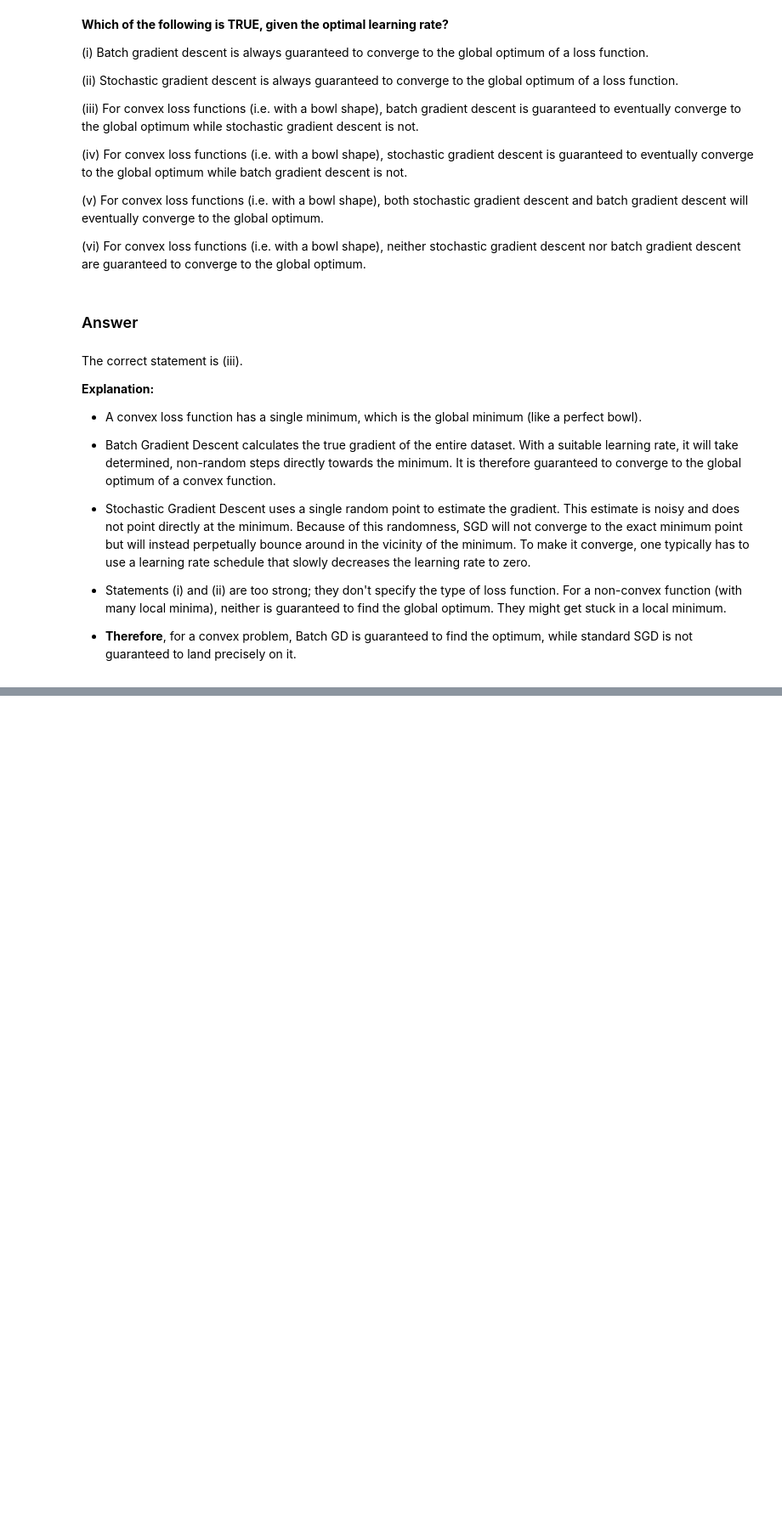
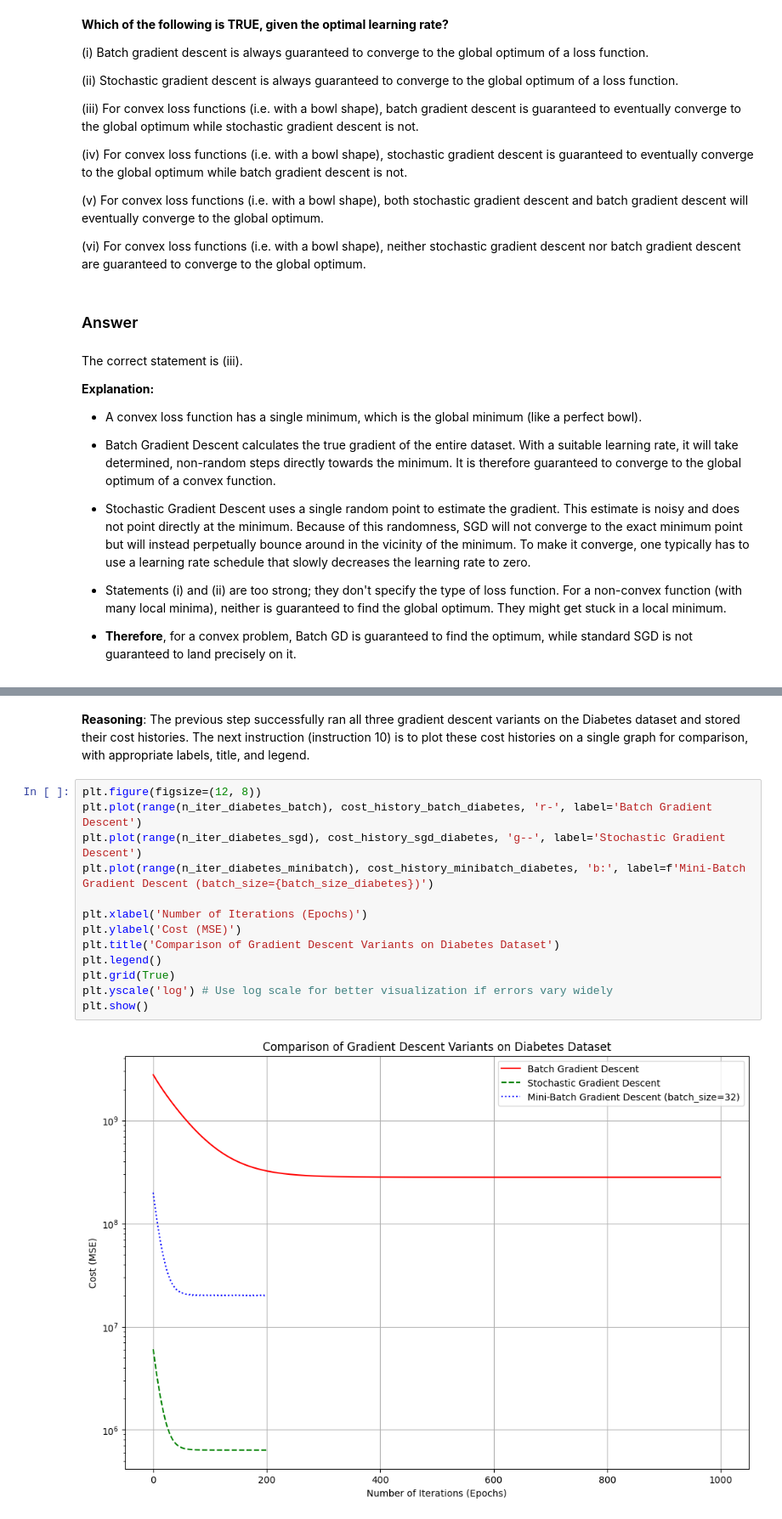
Before and after one commit to Muhammadatir/colab_notebook_iiit-hub, a Jupyter notebook: STP_Module4Lab_3_Gradient_Descent.ipynb, the cells around one changed output, grey strips where cells are left out. Shown at 85% size. Saved outputs shown, nothing was run; the diff lists cells and outputs as text; blank space fills up the shorter version.

```diff
--- a/STP_Module4Lab_3_Gradient_Descent.ipynb
+++ b/STP_Module4Lab_3_Gradient_Descent.ipynb
@@ -1680,0 +591,18 @@ Provide a comprehensive summary of the findings from all experiments, including
+# %% [markdown]
+**Reasoning**:
+The previous step successfully ran all three gradient descent variants on the Diabetes dataset and stored their cost histories. The next instruction (instruction 10) is to plot these cost histories on a single graph for comparison, with appropriate labels, title, and legend.
+# %%
+plt.figure(figsize=(12, 8))
+plt.plot(range(n_iter_diabetes_batch), cost_history_batch_diabetes, 'r-', label='Batch Gradient Descent')
+plt.plot(range(n_iter_diabetes_sgd), cost_history_sgd_diabetes, 'g--', label='Stochastic Gradient Descent')
+plt.plot(range(n_iter_diabetes_minibatch), cost_history_minibatch_diabetes, 'b:', label=f'Mini-Batch Gradient Descent (batch_size={batch_size_diabetes})')
+
+plt.xlabel('Number of Iterations (Epochs)')
+plt.ylabel('Cost (MSE)')
+plt.title('Comparison of Gradient Descent Variants on Diabetes Dataset')
+plt.legend()
+plt.grid(True)
+plt.yscale('log') # Use log scale for better visualization if errors vary widely
+plt.show()
+# %% [output]
+[figure, added]
```
Also changed, not shown: parts of 75 cells of this notebook.
